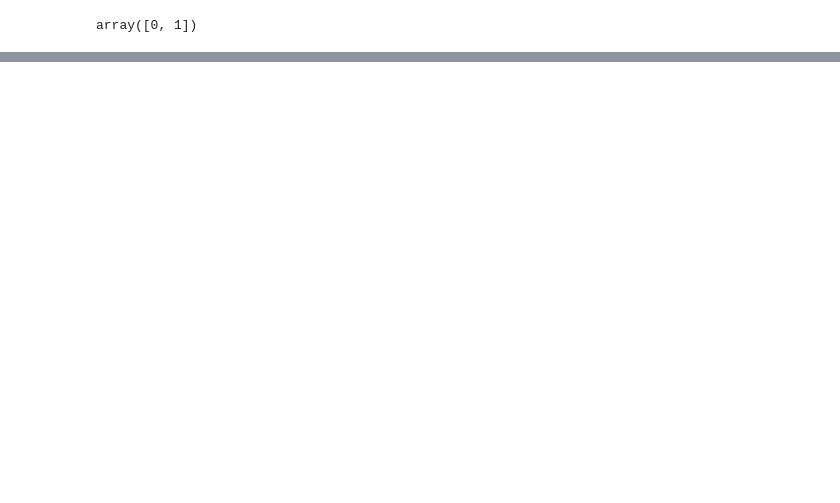
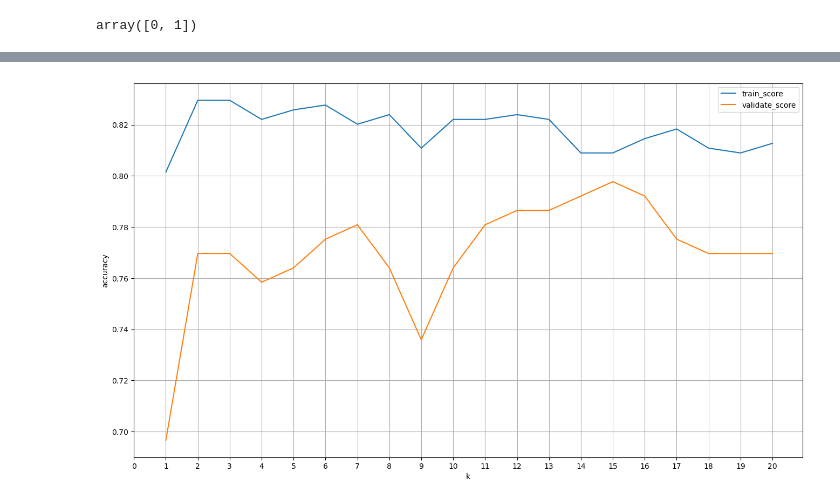
Before and after one commit to Alfred-W-S-Pirovits-Jr/classification-exercises, a Jupyter notebook: knn_model.ipynb, the cells around one changed output, grey strips where cells are left out. Drawn from its saved outputs; the diff is of its cells as text; code cells hidden in the pictures; blank space fills up the shorter version.

```diff
--- a/knn_model.ipynb
+++ b/knn_model.ipynb
@@ -133,0 +196,13 @@ weighted avg       0.89      0.89      0.89       534
+# %%
+model_set = []
+model_accuracies = {}
+
+for i in range(1,20):
+    knn = KNeighborsClassifier(n_neighbors=i, weights='uniform', p=1)
+    knn.fit(X_train, y_train)
+
+    model_set.append(knn)
+    model_accuracies[f'{i} neighbors'] = {
+        'train_score' : round(knn.score(X_train, y_train), 5),
+        'validate_score' : round(knn.score(X_validate, y_validate), 5)
+    }
@@ -133,0 +273,30 @@ weighted avg       0.89      0.89      0.89       534
+# %%
+metrics = []
+
+# loop through different values of k
+for k in range(1,21):
+    #MAKE the thing
+    knn = KNeighborsClassifier(n_neighbors=k)
+    #FIT the thing
+    knn.fit(X_train, y_train)
+    #USE the thing
+    train_score= knn.score(X_train, y_train)
+    validate_score = knn.score(X_validate, y_validate)
+
+    output = {
+        "k": k,
+        "train_score": train_score,
+        "validate_score": validate_score}
+
+    metrics.append(output)
+
+results = pd.DataFrame(metrics)
+
+#PLOT the data
+results.set_index('k').plot(figsize=(16,9))
+plt.ylabel('accuracy')
+plt.xticks(np.arange(0,21,1))
+plt.grid()
+plt.show()
+# %% [output]
+[figure, added]
```
Also changed, not shown: parts of 21 cells of this notebook.
